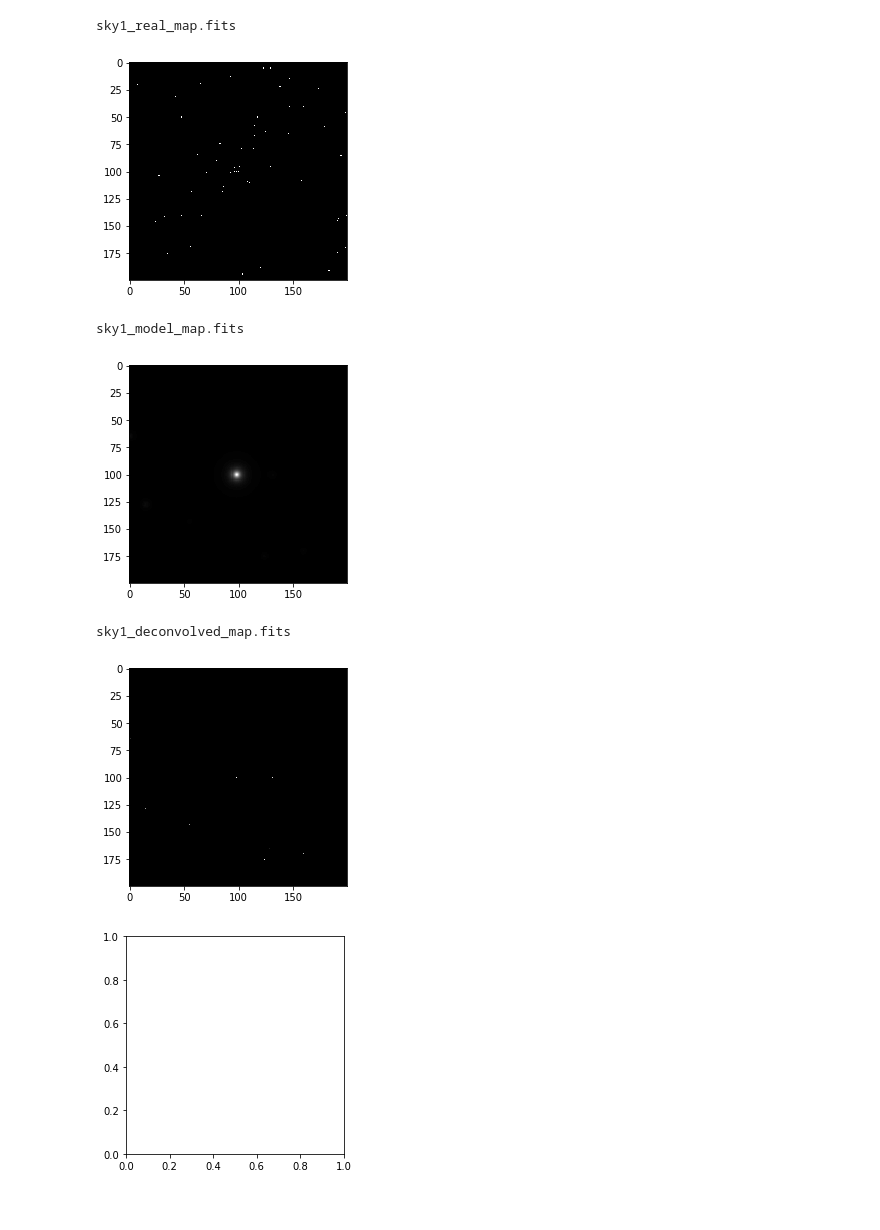
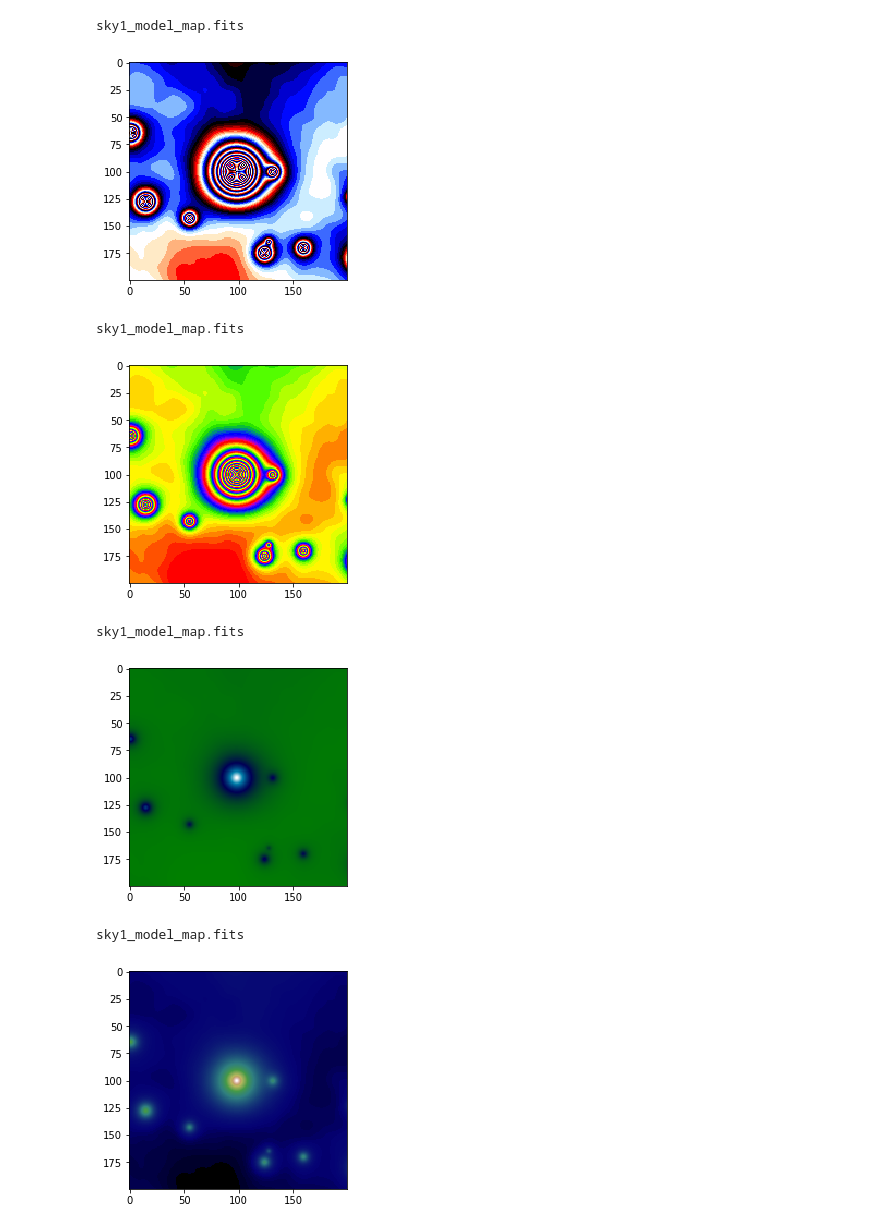
Before and after one commit to MariiaDrozdova/Repository1, a Jupyter notebook: Fermi.ipynb, the cells around one changed output. Cells and saved outputs as stored; diff of their text form; code cells hidden in the pictures.

Commit message:
images

```diff
--- a/Fermi.ipynb
+++ b/Fermi.ipynb
@@ -32,16 +48,38 @@ def produceImages(names):
+# %%
+def produceImageModelMap(name, cmap_name = 'brg'):
+    im = openAsImage(name)
+    im = im.astype(np.float32)
+    #im = cv2.cvtColor(im, cv2.COLOR_GRAY2BGR)
+    #im = increase_brightness(im, 0)
+    try:
+        #im = im * 1./np.max(im)
+        print()
+        im = np.log(im)
+        plt.imshow((im), cmap=cmap_name)#.astype(np.uint16))
+        print(name)
+        plt.show()
+    except:
+        print("Error occured, cannot show an image")
+# %%
+cmaps = [
+            'flag', 'prism', 'ocean', 'gist_earth', 'terrain', 'gist_stern',
+            'gnuplot', 'gnuplot2', 'CMRmap', 'cubehelix', 'brg',
+            'gist_rainbow', 'rainbow', 'jet', 'nipy_spectral', 'gist_ncar']
 # %%
 names = []
 for i in os.listdir():
     if (i[-5:] == ".fits"):
         names.append(i)
 #os.getcwd()
-# %%
-produceImages(names)
-# %% [output]
-sky1_real_map.fits
-[figure, removed]
-sky1_model_map.fits
-[figure, removed]
-sky1_deconvolved_map.fits
-[figure, removed]
-[figure, removed]
+# %%
+for i in cmaps:
+    produceImageModelMap("sky1_model_map.fits", i)
+# %% [output]
+sky1_model_map.fits
+[figure, added]
+sky1_model_map.fits
+[figure, added]
+sky1_model_map.fits
+[figure, added]
+sky1_model_map.fits
+[figure, added]
```
Also changed, not shown: parts of 5 cells of this notebook.
